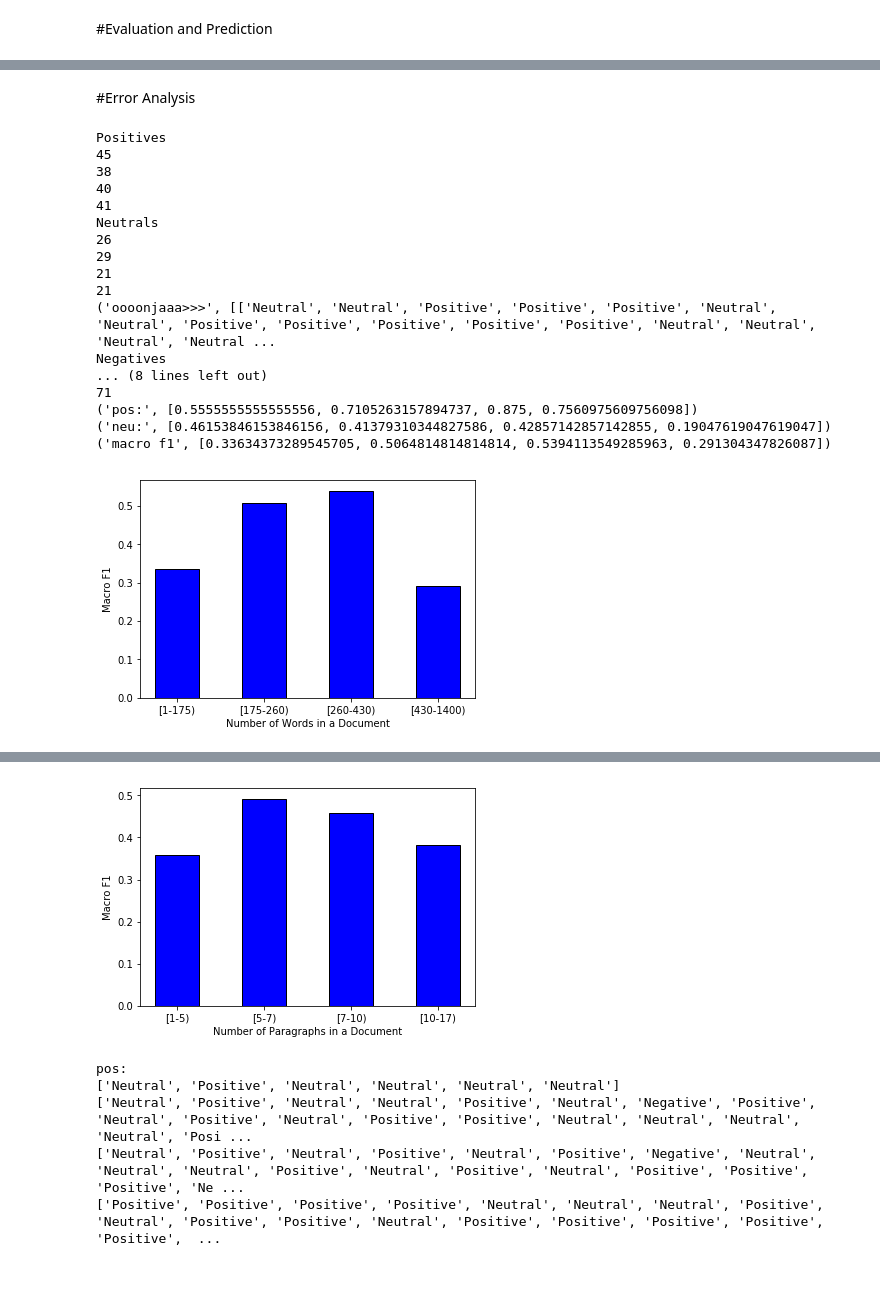
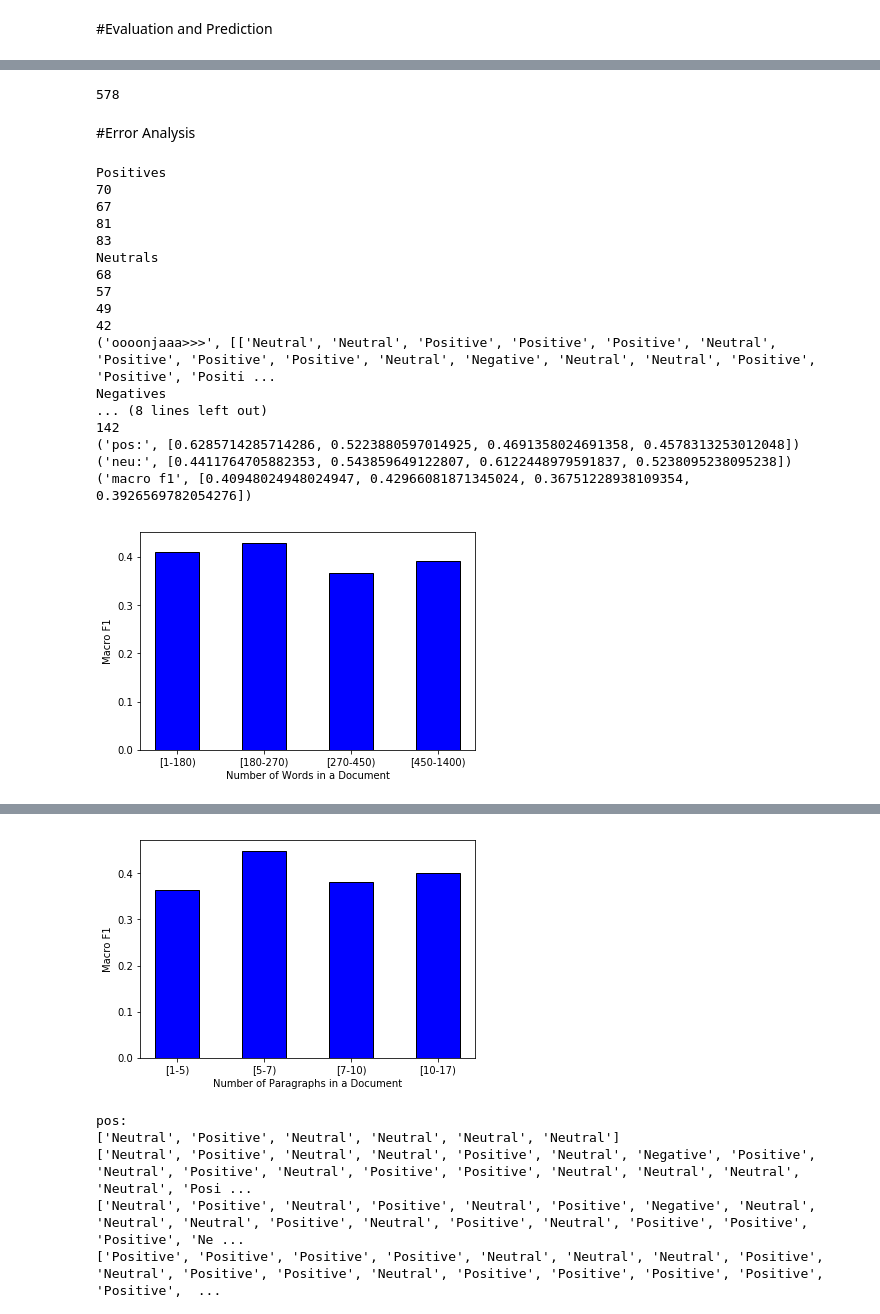
Before and after one commit to MHDBST/BERT_examples, a Jupyter notebook: MyBert_paragraph_document_TPU.ipynb, the cells around one changed output, grey strips where cells are left out. Drawn from its saved outputs; the diff is of its cells as text; code cells hidden in the pictures; blank space fills up the shorter version.

```diff
--- a/MyBert_paragraph_document_TPU.ipynb
+++ b/MyBert_paragraph_document_TPU.ipynb
@@ -112,7 +104,7 @@ for line in lines:
   f_out.write(line)
 f_out.close()
 
-VOCAB_FILE = os.path.join('gs://bert_example/bert/uncased_L-12_H-768_A-12', 'vocab_tgt.txt')
+VOCAB_FILE = os.path.join('gs://bert_example/bert/%s'%str(BERT_MODEL), 'vocab_tgt.txt')
 CONFIG_FILE = os.path.join(BERT_PRETRAINED_DIR, 'bert_config.json')
 INIT_CHECKPOINT = os.path.join(BERT_PRETRAINED_DIR, 'bert_model.ckpt')
 DO_LOWER_CASE = BERT_MODEL.startswith('uncased')
@@ -342,32 +388,37 @@ train_InputExamples_doc = train_doc.apply(lambda x: bert.run_classifier.InputExa
 
 
 
-dev_InputExamples_par = dev_par.apply(lambda x: bert.run_classifier.InputExample(guid=None,
-                                                                   text_a = x[DATA_COLUMN],
-                                                                   text_b = None,
-                                                                   label = x[LABEL_COLUMN]), axis = 1)
+# dev_InputExamples_par = dev_par.apply(lambda x: bert.run_classifier.InputExample(guid=None,
+#                                                                    text_a = x[DATA_COLUMN],
+#                                                                    text_b = None,
+#                                                                    label = x[LABEL_COLUMN]), axis = 1)
 
 dev_InputExamples_doc = dev_doc.apply(lambda x: bert.run_classifier.InputExample(guid=None,
                                                                    text_a = x[DATA_COLUMN],
                                                                    text_b = None,
                                                                    label = x[LABEL_COLUMN]), axis = 1)
 
+dev_summ_InputExamples_doc = dev_summary.apply(lambda x: bert.run_classifier.InputExample(guid=None,
+                                                                   text_a = x[DATA_COLUMN],
+                                                                   text_b = None,
+                                                                   label = x[LABEL_COLUMN]), axis = 1)
 
 
 
-test_InputExamples_par = test_par.apply(lambda x: bert.run_classifier.InputExample(guid=None,
-                                                                   text_a = x[DATA_COLUMN],
-                                                                   text_b = None,
-                                                                   label = x[LABEL_COLUMN]), axis = 1)
+# test_InputExamples_par = test_par.apply(lambda x: bert.run_classifier.InputExample(guid=None,
+#                                                                    text_a = x[DATA_COLUMN],
+#                                                                    text_b = None,
+#                                                                    label = x[LABEL_COLUMN]), axis = 1)
+
 test_InputExamples_doc = test_doc.apply(lambda x: bert.run_classifier.InputExample(guid=None,
                                                                    text_a = x[DATA_COLUMN],
                                                                    text_b = None,
                                                                    label = x[LABEL_COLUMN]), axis = 1)
 
-test_InputExamples_fixed_par = test_fixed_par.apply(lambda x: bert.run_classifier.InputExample(guid=None,
-                                                                   text_a = x[DATA_COLUMN],
-                                                                   text_b = None,
-                                                                   label = x[LABEL_COLUMN]), axis = 1)
+# test_InputExamples_fixed_par = test_fixed_par.apply(lambda x: bert.run_classifier.InputExample(guid=None,
+#                                                                    text_a = x[DATA_COLUMN],
+#                                                                    text_b = None,
+#                                                                    label = x[LABEL_COLUMN]), axis = 1)
 test_InputExamples_fixed_doc = test_fixed_doc.apply(lambda x: bert.run_classifier.InputExample(guid=None,
                                                                    text_a = x[DATA_COLUMN],
                                                                    text_b = None,
@@ -618,9 +620,10 @@ I0802 20:00:41.495110 140645025617792 basic_session_run_hooks.py:606] Saving che
 # %% [markdown]
 #Evaluation and Prediction
 # %%
-eval_examples = dev_InputExamples_doc
-eval_features = run_classifier.convert_examples_to_features(
-      eval_examples, label_list, MAX_SEQ_LENGTH, tokenizer)
+# eval_examples = dev_InputExamples_doc
+# eval_features = run_classifier.convert_examples_to_features(
+#       eval_examples, label_list, MAX_SEQ_LENGTH, tokenizer)
+eval_summ_features = run_classifier.convert_examples_to_features(dev_summ_InputExamples_doc, label_list, MAX_SEQ_LENGTH, tokenizer)
 def model_eval(estimator):
   # Eval the model.
 
@@ -723,7 +710,7 @@ tf.logging.set_verbosity(tf.logging.FATAL)
 test_features = run_classifier.convert_examples_to_features(test_InputExamples_doc, label_list, MAX_SEQ_LENGTH, tokenizer)
 test_features_fixed = run_classifier.convert_examples_to_features(test_InputExamples_fixed_doc, label_list, MAX_SEQ_LENGTH, tokenizer)
 
-predictions = model_predict(estimator_from_tfhub,eval_examples,eval_features,checkpoint_path=OUTPUT_DIR+'/'+'Best_Model_51Dev'+'/model.ckpt-184')
+predictions = model_predict(estimator_from_tfhub,eval_examples,eval_summ_features,checkpoint_path=OUTPUT_DIR+'/'+'best_model'+'/model.ckpt-728')
 labels = ["Negative","Neutral", "Positive"]
 labels_val = []
 for item in predictions:
@@ -816,6 +842,9 @@ weighted avg       0.50      0.53      0.49       339
 # print(list(dev_doc['sentiment']))
 # print(list(dev_doc['doc_id']))
 # print(list(dev_doc['uniq_ent']))
+len(list(labels_val))
+# %% [output]
+578
 # %% [markdown]
 #Error Analysis
 # %%
@@ -963,26 +992,26 @@ def plot_correctly_classified(splitter='\n',bar_range= [1,5,7,10,17],label='Numb
 # %%
 # maxes = [-1,3,5,7,9,11,13,15,1000]
 
 
-plot_correctly_classified(splitter=' ',bar_range=[1,175,260,430,1400],label='Number of Words in a Document')
+plot_correctly_classified(splitter=' ',bar_range=[1,180,270,450,1400],label='Number of Words in a Document')
 plot_correctly_classified(bar_range= [1,5,7,10,17])
 # %% [output]
 Positives
-45
-38
-40
-41
+70
+67
+81
+83
 Neutrals
-26
-29
-21
-21
-('oooonjaaa>>>', [['Neutral', 'Neutral', 'Positive', 'Positive', 'Positive', 'Neutral', 'Neutral', 'Positive', 'Positive', 'Positive', 'Positive', 'Positive', 'Neutral', 'Neutral', 'Neutral', 'Neutral ...
+68
+57
+49
+42
+('oooonjaaa>>>', [['Neutral', 'Neutral', 'Positive', 'Positive', 'Positive', 'Neutral', 'Positive', 'Positive', 'Positive', 'Neutral', 'Negative', 'Neutral', 'Neutral', 'Positive', 'Positive', 'Positi ...
 Negatives
 ... (8 lines left out)
-71
-('pos:', [0.5555555555555556, 0.7105263157894737, 0.875, 0.7560975609756098])
-('neu:', [0.46153846153846156, 0.41379310344827586, 0.42857142857142855, 0.19047619047619047])
-('macro f1', [0.33634373289545705, 0.5064814814814814, 0.5394113549285963, 0.291304347826087])
+142
+('pos:', [0.6285714285714286, 0.5223880597014925, 0.4691358024691358, 0.4578313253012048])
+('neu:', [0.4411764705882353, 0.543859649122807, 0.6122448979591837, 0.5238095238095238])
+('macro f1', [0.40948024948024947, 0.42966081871345024, 0.36751228938109354, 0.3926569782054276])
-[figure, old version]
+[figure, new version]
 Positives
@@ -1005,4 +1034,4 @@ Negatives
-[figure, old version]
+[figure, new version]
 # %%
 #### Plot percentage of paragraph in a document which has the same label as document vs macro f1 score
 
```
Also changed, not shown: parts of 16 cells of this notebook.
